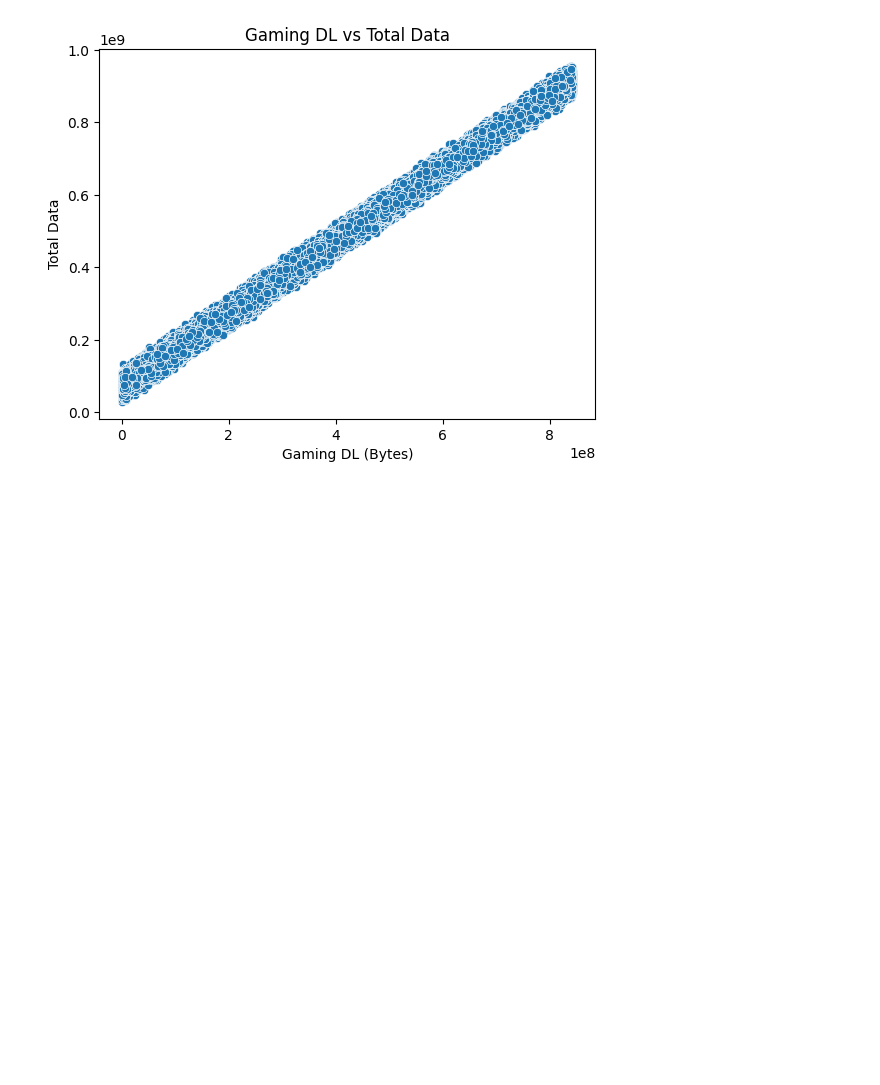
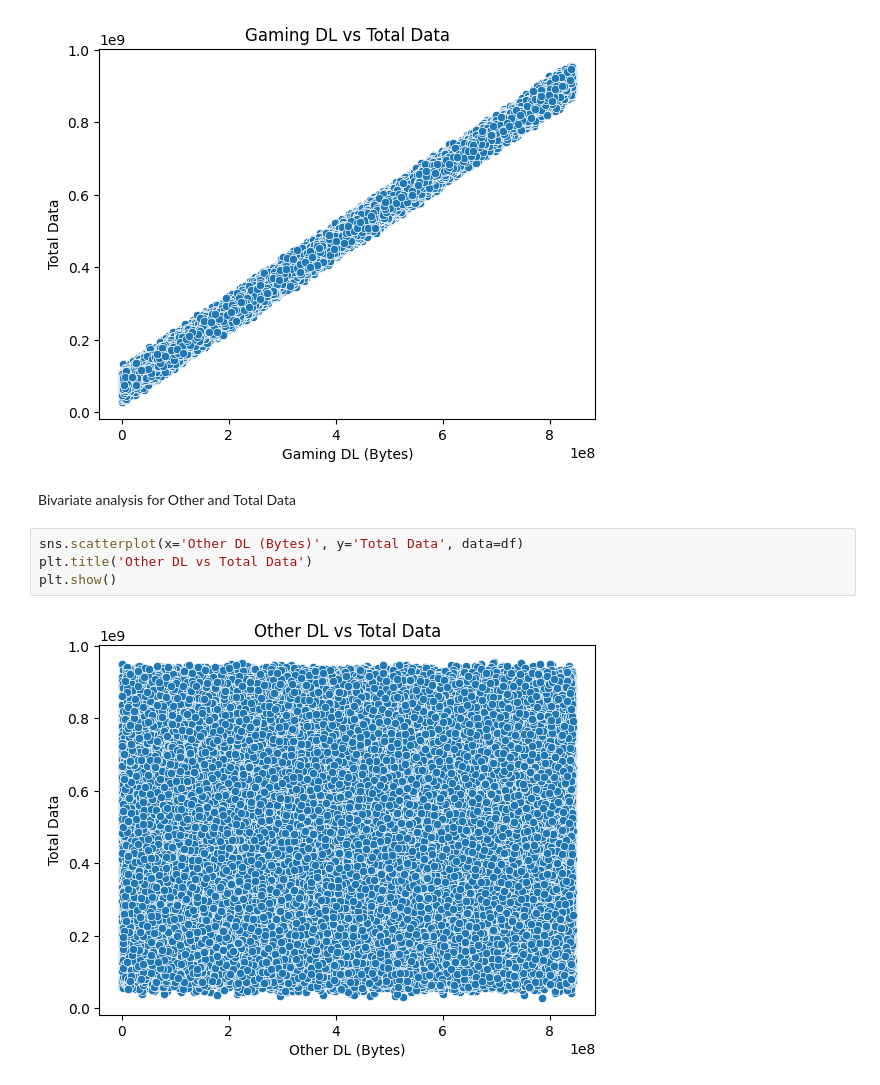
Before and after one commit to fro-su/telecom_analysis, a Jupyter notebook: notebooks/user_overview_analysis.ipynb, the cells around one changed output. Cells and saved outputs as stored; diff of their text form; blank space fills up the shorter version.

Commit message:
Bivariate analysis for other and Total Data

```diff
--- a/notebooks/user_overview_analysis.ipynb
+++ b/notebooks/user_overview_analysis.ipynb
@@ -497,3 +497,11 @@ plt.title('Gaming DL vs Total Data')
 plt.show()
 # %% [output]
 [figure]
+# %% [markdown]
+Bivariate analysis for Other and Total Data
+# %%
+sns.scatterplot(x='Other DL (Bytes)', y='Total Data', data=df)
+plt.title('Other DL vs Total Data')
+plt.show()
+# %% [output]
+[figure, added]
```
Also changed, not shown: parts of 1 cell of this notebook.
